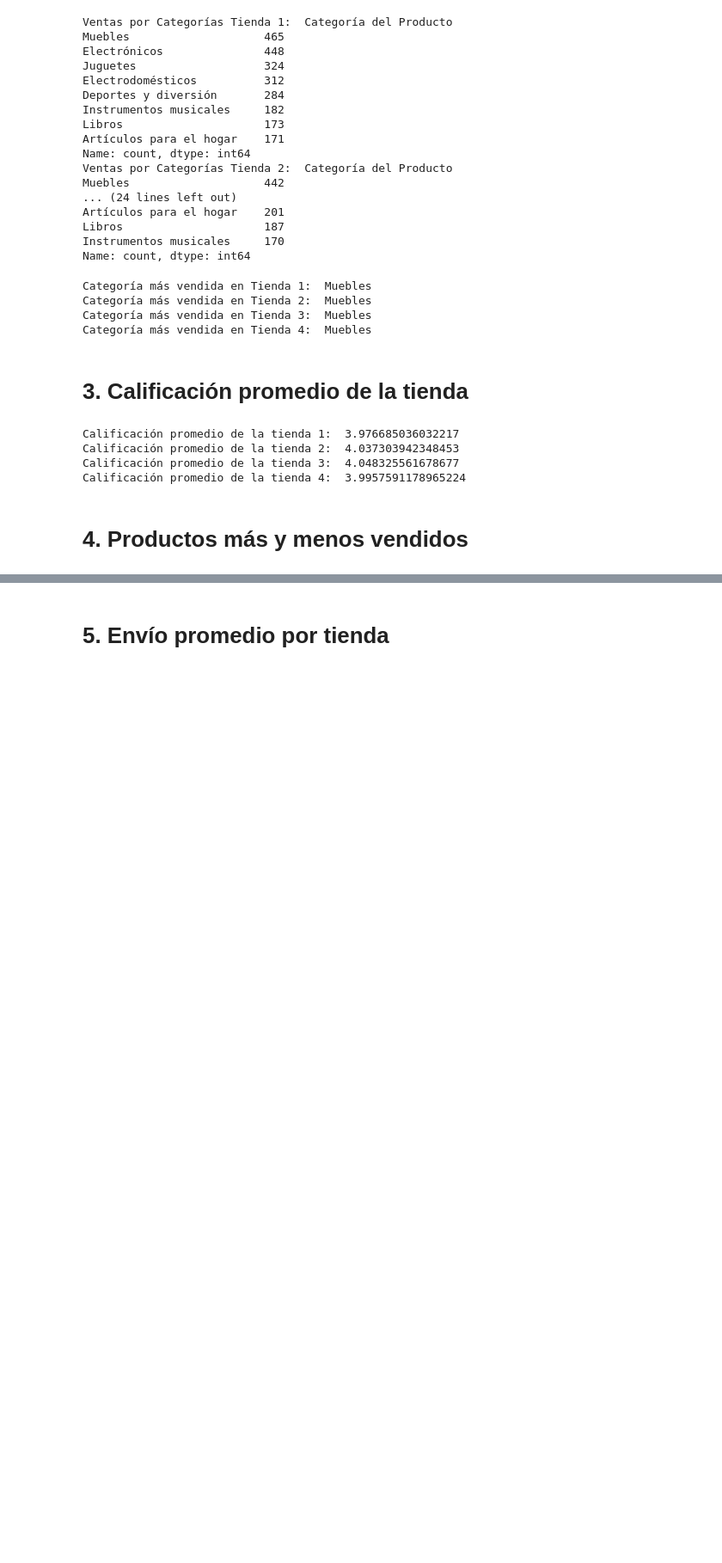
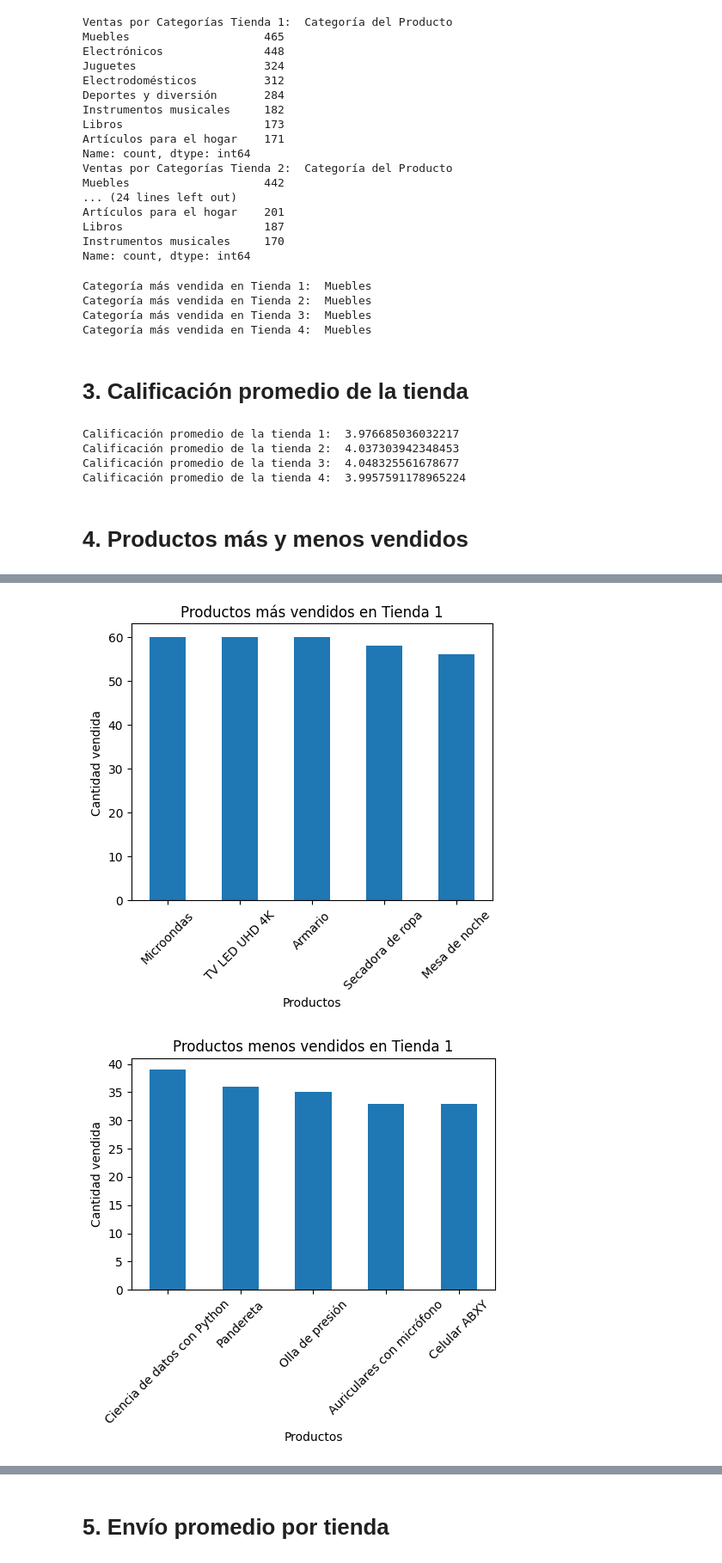
Before and after one commit to pablocelva/desafio-alurastore, a Jupyter notebook: AluraStoreLatam.ipynb, the cells around one changed output, grey strips where cells are left out. Shown at 86% size. Cells and saved outputs as stored; diff of their text form; code cells hidden in the pictures; blank space fills up the shorter version.

Commit message:
Productos más y menos vendidos por tienda, con visualizaciones.

```diff
--- a/AluraStoreLatam.ipynb
+++ b/AluraStoreLatam.ipynb
@@ -98,3 +98,20 @@ Calificación promedio de la tienda 3:  4.048325561678677
 Calificación promedio de la tienda 4:  3.9957591178965224
 # %% [markdown]
 # 4. Productos más y menos vendidos
+# %%
+productos_tienda_1 = tienda["Producto"].value_counts()
+productos_tienda_2 = tienda2["Producto"].value_counts()
+productos_tienda_3 = tienda3["Producto"].value_counts()
+productos_tienda_4 = tienda4["Producto"].value_counts()
+
+print("Productos más vendidos en Tienda 1: ", productos_tienda_1.idxmax())
+print("Productos menos vendidos en Tienda 1: ", productos_tienda_1.idxmin())
+
+print("Productos más vendidos en Tienda 2: ", productos_tienda_2.idxmax())
+print("Productos menos vendidos en Tienda 2: ", productos_tienda_2.idxmin())
+
+print("Productos más vendidos en Tienda 3: ", productos_tienda_3.idxmax())
+print("Productos menos vendidos en Tienda 3: ", productos_tienda_3.idxmin())
+
+print("Productos más vendidos en Tienda 4: ", productos_tienda_4.idxmax())
+print("Productos menos vendidos en Tienda 4: ", productos_tienda_4.idxmin())
@@ -100,0 +150,33 @@ Calificación promedio de la tienda 4:  3.9957591178965224
+# %%
+import matplotlib.pyplot as plt
+
+def graficar_mas_vendidos(productos, tienda_nombre):
+  productos.head(5).plot(kind="bar", title=f"Productos más vendidos en {tienda_nombre}", figsize=(5, 5))
+  plt.xlabel("Productos")
+  plt.ylabel("Cantidad vendida")
+  plt.xticks(rotation=45)
+  plt.tight_layout()
+  plt.show()
+
+def graficar_menos_vendidos(productos, tienda_nombre):
+  productos.tail(5).plot(kind="bar", title=f"Productos menos vendidos en {tienda_nombre}", figsize=(5, 5))
+  plt.xlabel("Productos")
+  plt.ylabel("Cantidad vendida")
+  plt.xticks(rotation=45)
+  plt.tight_layout()
+  plt.show()
+
+graficar_mas_vendidos(productos_tienda_1, "Tienda 1")
+graficar_menos_vendidos(productos_tienda_1, "Tienda 1")
+
+graficar_mas_vendidos(productos_tienda_2, "Tienda 2")
+graficar_menos_vendidos(productos_tienda_2, "Tienda 2")
+
+graficar_mas_vendidos(productos_tienda_3, "Tienda 3")
+graficar_menos_vendidos(productos_tienda_3, "Tienda 3")
+
+graficar_mas_vendidos(productos_tienda_4, "Tienda 4")
+graficar_menos_vendidos(productos_tienda_4, "Tienda 4")
+# %% [output]
+[figure, added]
+[figure, added]
```
Also changed, not shown: parts of 3 cells of this notebook.
